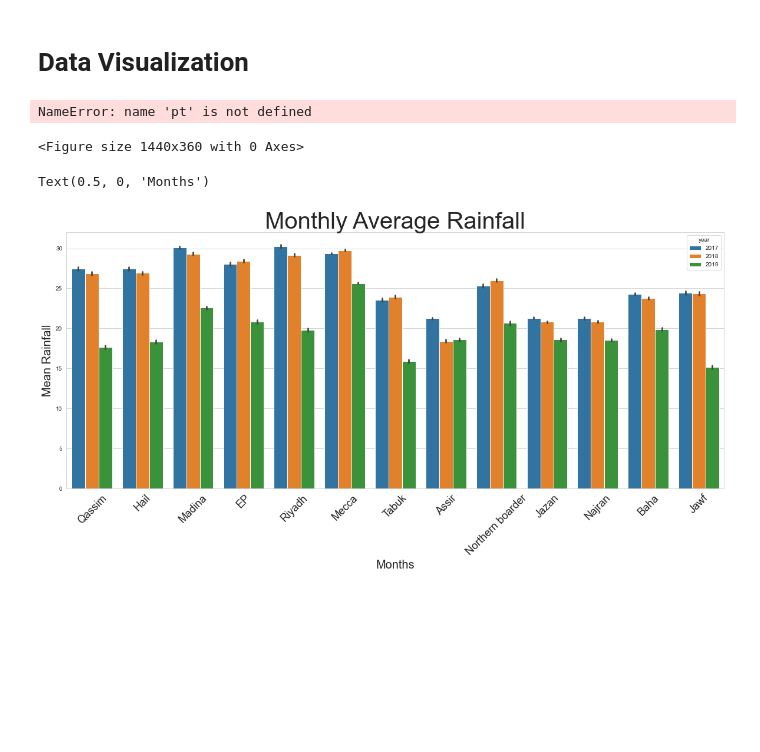
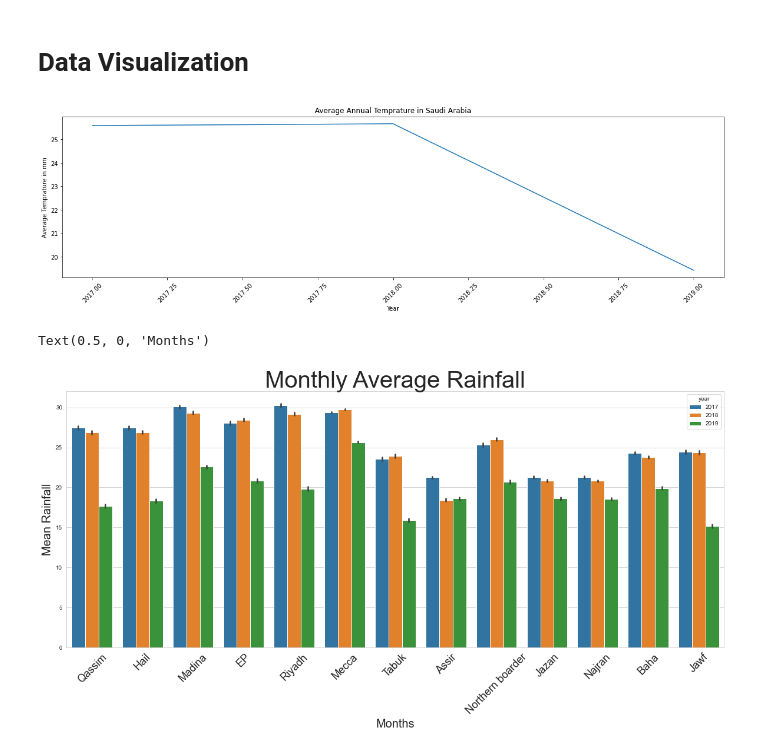
Before and after one commit to M0hannad/KSA_Weather_Prediction, a Jupyter notebook: Notebook/PROJECT.ipynb, the cells around one changed output. Drawn from its saved outputs; the diff is of its cells as text; code cells hidden in the pictures; blank space fills up the shorter version.

```diff
--- a/Notebook/PROJECT.ipynb
+++ b/Notebook/PROJECT.ipynb
@@ -183,17 +203,15 @@ dtype: int64
 # %% [markdown]
 # Data Visualization
 # %%
-# plt.figure(figsize = [20,5]) #[width, height]
-# df.groupby(['city','year'])['temp'].mean()
-# pt.plot
-# plt.title('Average Annual Temprature in Saudi Arabia')
-# plt.ylabel('Average Temprature in mm')
-# plt.xlabel('Year')
-# plt.xticks(rotation=45)
-# plt.show()
+plt.figure(figsize = [20,5]) #[width, height]
+df.groupby(['year'])['temp'].mean().plot()
+plt.title( 'Average Annual Temprature in Saudi Arabia')
+plt.ylabel('Average Temprature in mm')
+plt.xlabel('Year')
+plt.xticks(rotation=45)
+plt.show()
 # %% [output]
-NameError: name 'pt' is not defined
-<Figure size 1440x360 with 0 Axes>
+[figure, added]
 # %%
 sns.set_style('whitegrid')
 plt.subplots(figsize=(20,8))
```
Also changed, not shown: parts of 22 cells of this notebook.
